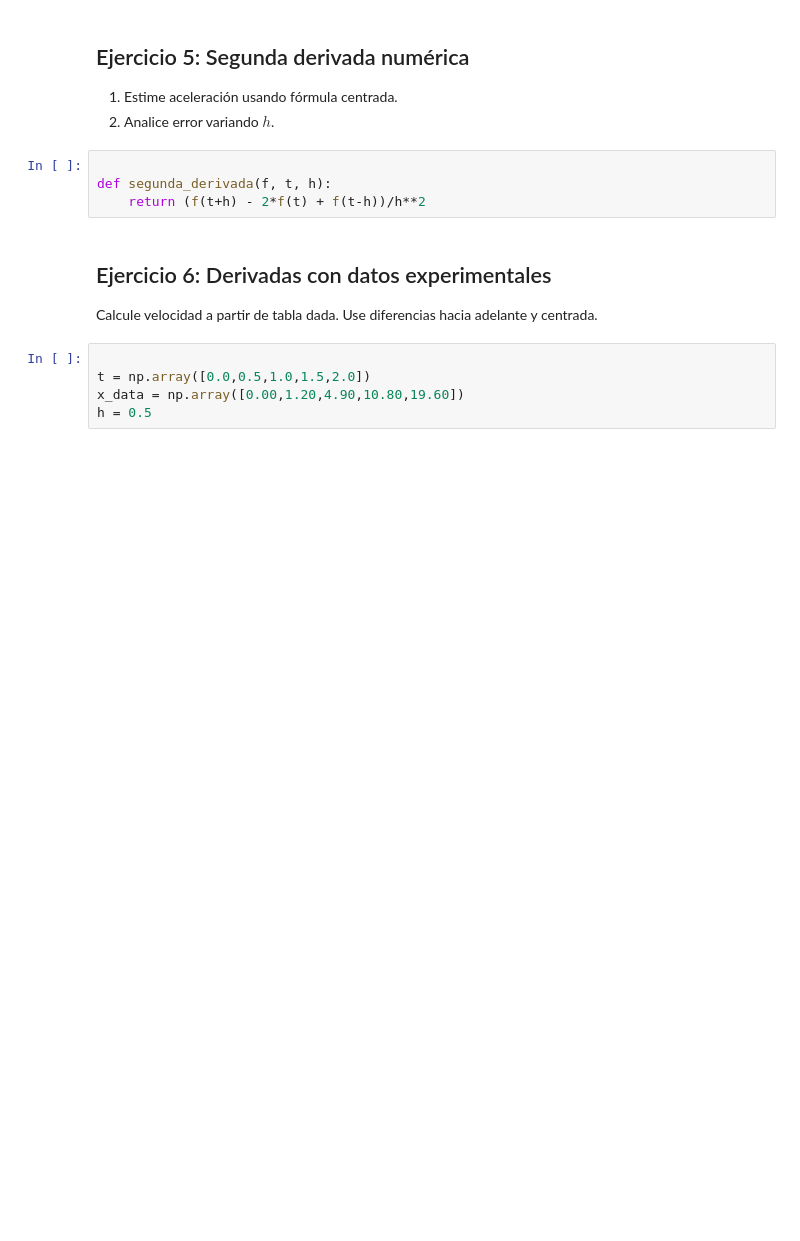
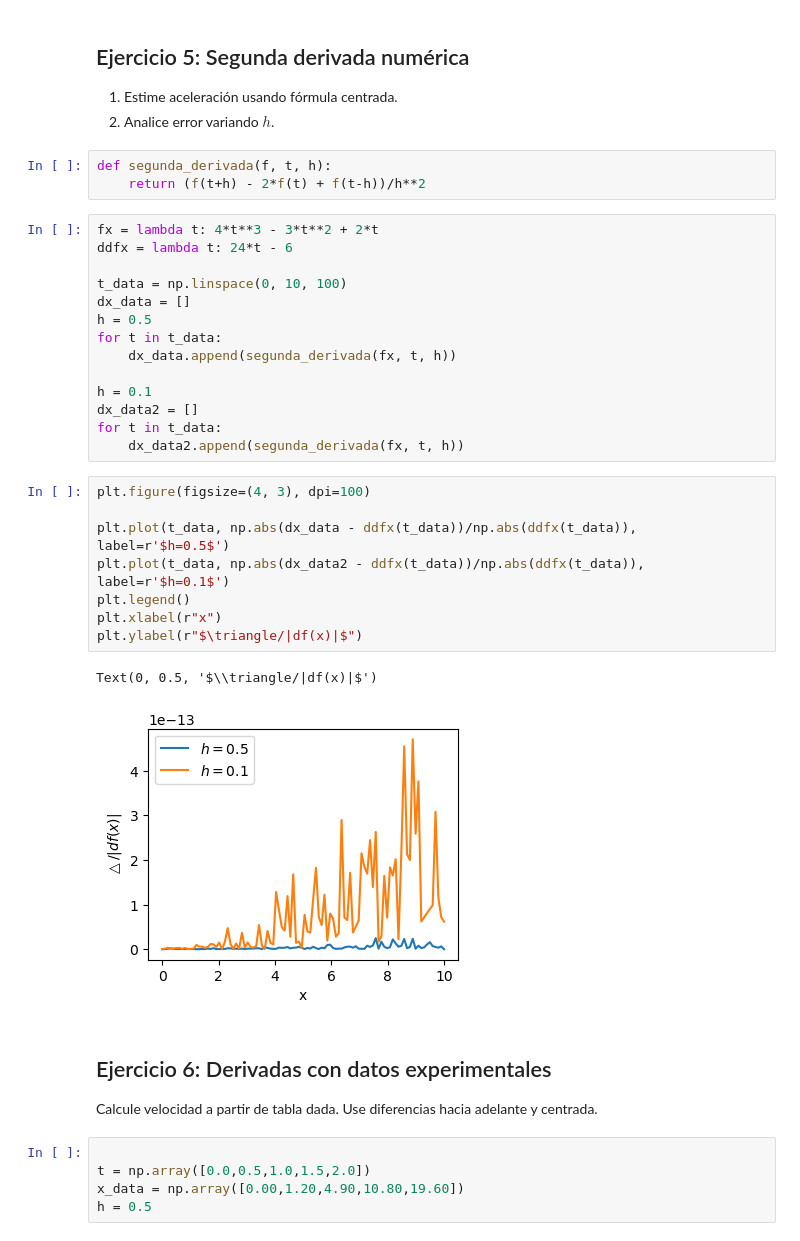
Before and after one commit to Mandy8808/Metodos_Numericos_2024, a Jupyter notebook: Lectures/Primer_Bloque/Ejercicios_1.ipynb, the cells around one changed output. Saved outputs shown, nothing was run; the diff lists cells and outputs as text; blank space fills up the shorter version.

```diff
--- a/Lectures/Primer_Bloque/Ejercicios_1.ipynb
+++ b/Lectures/Primer_Bloque/Ejercicios_1.ipynb
@@ -219,9 +247,33 @@ def x(t):
 1. Estime aceleración usando fórmula centrada.
 2. Analice error variando $h$.
 # %%
-
 def segunda_derivada(f, t, h):
     return (f(t+h) - 2*f(t) + f(t-h))/h**2
+# %%
+fx = lambda t: 4*t**3 - 3*t**2 + 2*t
+ddfx = lambda t: 24*t - 6
+
+t_data = np.linspace(0, 10, 100)
+dx_data = []
+h = 0.5
+for t in t_data:
+    dx_data.append(segunda_derivada(fx, t, h))
+
+h = 0.1
+dx_data2 = []
+for t in t_data:
+    dx_data2.append(segunda_derivada(fx, t, h))
+# %%
+plt.figure(figsize=(4, 3), dpi=100)
+
+plt.plot(t_data, np.abs(dx_data - ddfx(t_data))/np.abs(ddfx(t_data)), label=r'$h=0.5$')
+plt.plot(t_data, np.abs(dx_data2 - ddfx(t_data))/np.abs(ddfx(t_data)), label=r'$h=0.1$')
+plt.legend()
+plt.xlabel(r"x")
+plt.ylabel(r"$\triangle/|df(x)|$")
+# %% [output]
+Text(0, 0.5, '$\\triangle/|df(x)|$')
+[figure, added]
 # %% [markdown]
 ## Ejercicio 6: Derivadas con datos experimentales
 Calcule velocidad a partir de tabla dada.
```
Also changed, not shown: parts of 5 cells of this notebook, 1 other file.
